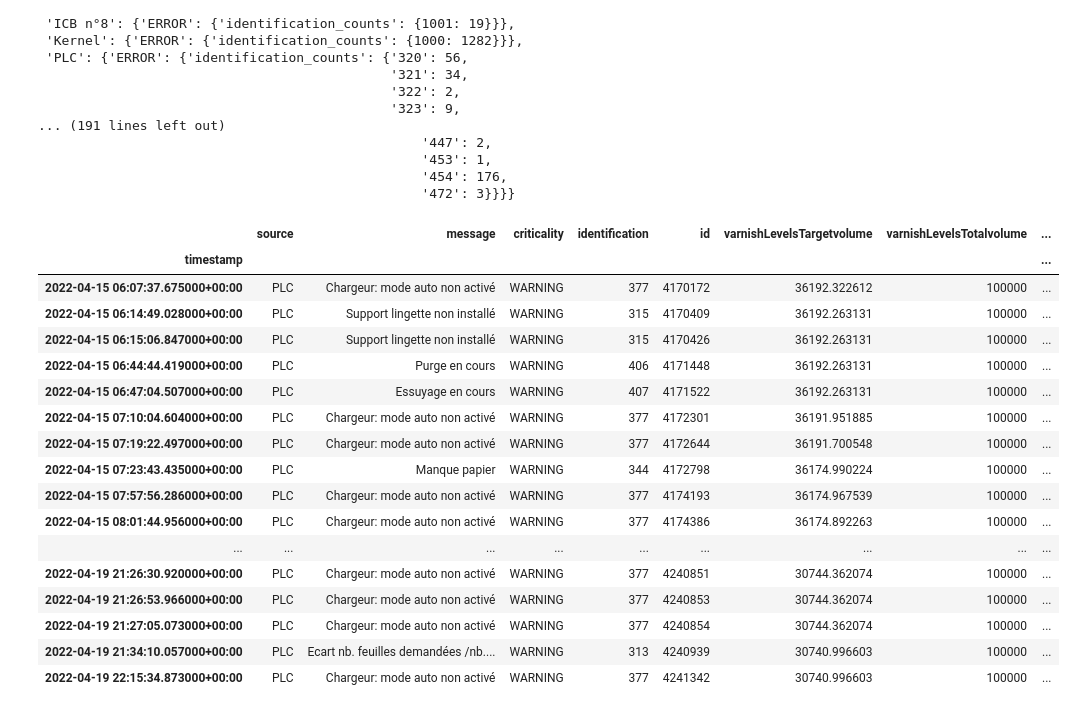
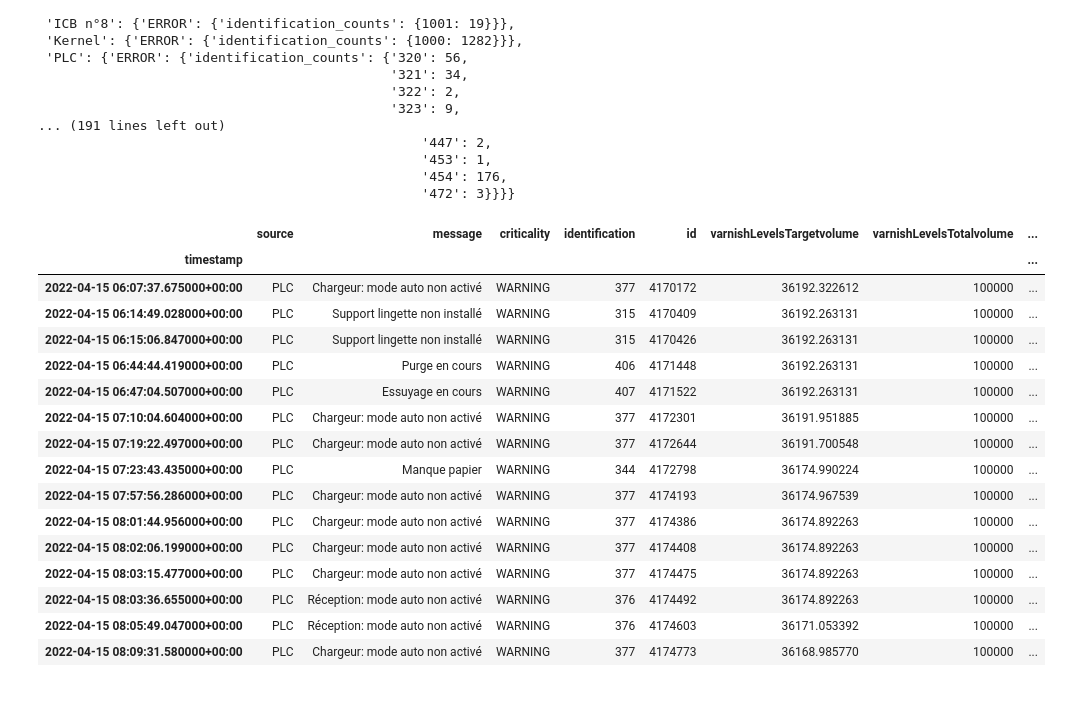
Before and after one commit to AranOribu/Prediction-Erreur-JetVarnish3DEvo, a Jupyter notebook: notebooks/data_explo_metrics_events_Allan.ipynb, the cells around one changed output. Drawn from its saved outputs; the diff is of its cells as text; code cells hidden in the pictures.

```diff
--- a/notebooks/data_explo_metrics_events_Allan.ipynb
+++ b/notebooks/data_explo_metrics_events_Allan.ipynb
@@ -310,25 +317,24 @@ pprint(result)
 # %%
 df_test = df_split[df_split['source'].isin(['iFoil'])]
 
 df_test['criticality'].value_counts()
 
-df_filtered.head(150)
+df_filtered.head(15)
 # %% [output]
 |  | source | message | criticality | identification | id | varnishLevelsTargetvolume | varnishLevelsTotalvolume | ... |
 | timestamp |  |  |  |  |  |  |  | ... |
 | 2022-04-15 06:07:37.675000+00:00 | PLC | Chargeur: mode auto non activé | WARNING | 377 | 4170172 | 36192.322612 | 100000 | ... |
 | 2022-04-15 06:14:49.028000+00:00 | PLC | Support lingette non installé | WARNING | 315 | 4170409 | 36192.263131 | 100000 | ... |
 | 2022-04-15 06:15:06.847000+00:00 | PLC | Support lingette non installé | WARNING | 315 | 4170426 | 36192.263131 | 100000 | ... |
 | 2022-04-15 06:44:44.419000+00:00 | PLC | Purge en cours | WARNING | 406 | 4171448 | 36192.263131 | 100000 | ... |
 | 2022-04-15 06:47:04.507000+00:00 | PLC | Essuyage en cours | WARNING | 407 | 4171522 | 36192.263131 | 100000 | ... |
 | 2022-04-15 07:10:04.604000+00:00 | PLC | Chargeur: mode auto non activé | WARNING | 377 | 4172301 | 36191.951885 | 100000 | ... |
 | 2022-04-15 07:19:22.497000+00:00 | PLC | Chargeur: mode auto non activé | WARNING | 377 | 4172644 | 36191.700548 | 100000 | ... |
 | 2022-04-15 07:23:43.435000+00:00 | PLC | Manque papier | WARNING | 344 | 4172798 | 36174.990224 | 100000 | ... |
 | 2022-04-15 07:57:56.286000+00:00 | PLC | Chargeur: mode auto non activé | WARNING | 377 | 4174193 | 36174.967539 | 100000 | ... |
 | 2022-04-15 08:01:44.956000+00:00 | PLC | Chargeur: mode auto non activé | WARNING | 377 | 4174386 | 36174.892263 | 100000 | ... |
-| ... | ... | ... | ... | ... | ... | ... | ... | ... |
-| 2022-04-19 21:26:30.920000+00:00 | PLC | Chargeur: mode auto non activé | WARNING | 377 | 4240851 | 30744.362074 | 100000 | ... |
-| 2022-04-19 21:26:53.966000+00:00 | PLC | Chargeur: mode auto non activé | WARNING | 377 | 4240853 | 30744.362074 | 100000 | ... |
-| 2022-04-19 21:27:05.073000+00:00 | PLC | Chargeur: mode auto non activé | WARNING | 377 | 4240854 | 30744.362074 | 100000 | ... |
-| 2022-04-19 21:34:10.057000+00:00 | PLC | Ecart nb. feuilles demandées /nb.... | WARNING | 313 | 4240939 | 30740.996603 | 100000 | ... |
-| 2022-04-19 22:15:34.873000+00:00 | PLC | Chargeur: mode auto non activé | WARNING | 377 | 4241342 | 30740.996603 | 100000 | ... |
+| 2022-04-15 08:02:06.199000+00:00 | PLC | Chargeur: mode auto non activé | WARNING | 377 | 4174408 | 36174.892263 | 100000 | ... |
+| 2022-04-15 08:03:15.477000+00:00 | PLC | Chargeur: mode auto non activé | WARNING | 377 | 4174475 | 36174.892263 | 100000 | ... |
+| 2022-04-15 08:03:36.655000+00:00 | PLC | Réception: mode auto non activé | WARNING | 376 | 4174492 | 36174.892263 | 100000 | ... |
+| 2022-04-15 08:05:49.047000+00:00 | PLC | Réception: mode auto non activé | WARNING | 376 | 4174603 | 36171.053392 | 100000 | ... |
+| 2022-04-15 08:09:31.580000+00:00 | PLC | Chargeur: mode auto non activé | WARNING | 377 | 4174773 | 36168.985770 | 100000 | ... |
```
Also changed, not shown: parts of 10 cells of this notebook.
